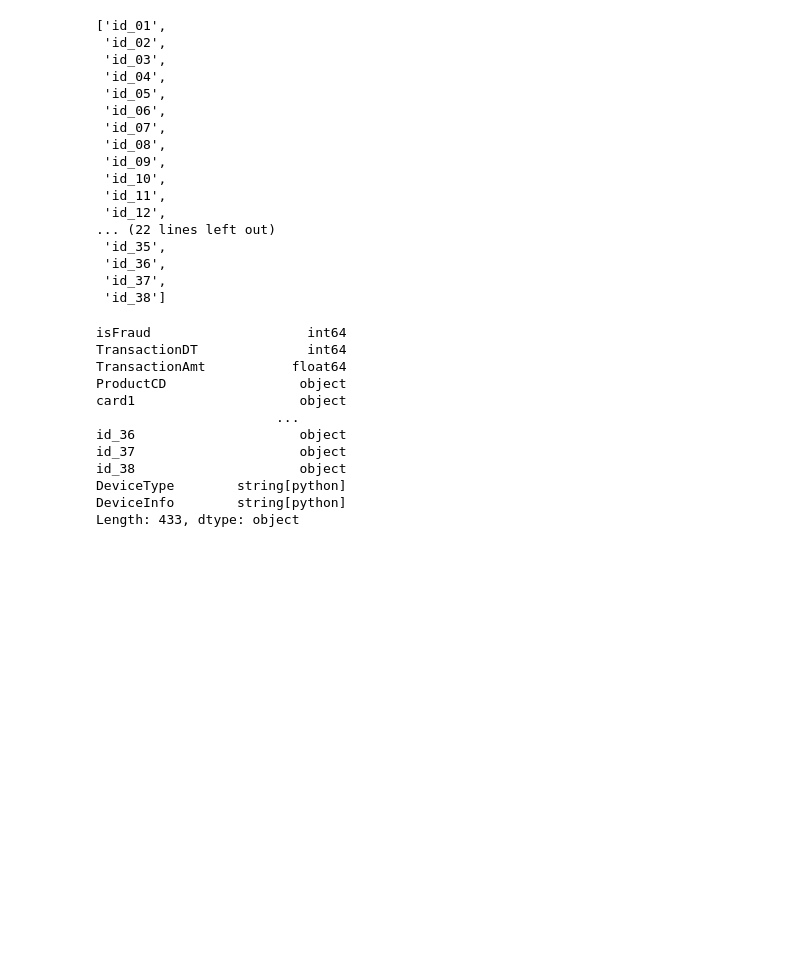
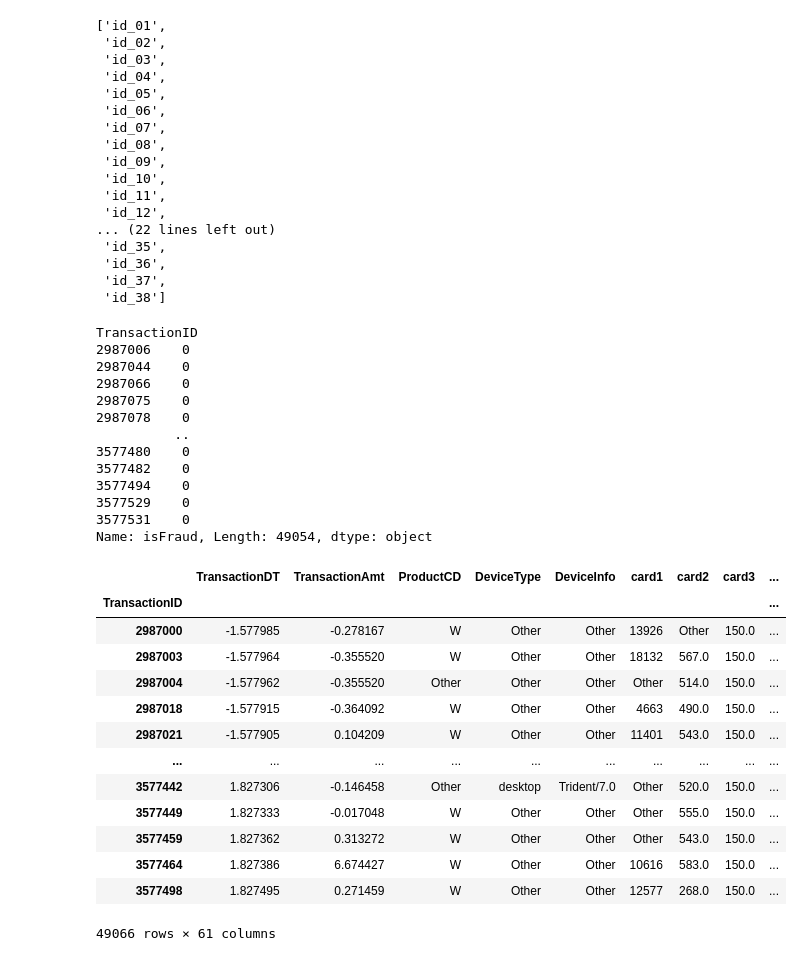
Before and after one commit to hakim-l/ieee-cis-fraud-detection, a Jupyter notebook: notebooks/eda/device_browser_type.ipynb, the cells around one changed output. Saved outputs shown, nothing was run; the diff lists cells and outputs as text; code cells hidden in the pictures; blank space fills up the shorter version.

```diff
--- a/notebooks/eda/device_browser_type.ipynb
+++ b/notebooks/eda/device_browser_type.ipynb
@@ -436,21 +468,43 @@ import re
 import pandas as pd
 
 pd.read_parquet(
-    '/home/laenra/projects/ieee-cis-fraud-detection/data/interim/train/merged/part.11.parquet',
+    '/home/laenra/projects/ieee-cis-fraud-detection/data/interim/train/merged/part.2.parquet',
     engine= 'pyarrow'
     # '/home/laenra/projects/ieee-cis-fraud-detection/data/interim/test/merged/part.9.parquet'
     # "/home/laenra/projects/ieee-cis-fraud-detection/data/interim/train/transactions/chunk_000000.parquet"
-).dtypes
+).isFraud
 # %% [output]
-isFraud                    int64
-TransactionDT              int64
-TransactionAmt           float64
-ProductCD                 object
-card1                     object
-                       ...
-id_36                     object
-id_37                     object
-id_38                     object
-DeviceType        string[python]
-DeviceInfo        string[python]
-Length: 433, dtype: object
+TransactionID
+2987006    0
+2987044    0
+2987066    0
+2987075    0
+2987078    0
+          ..
+3577480    0
+3577482    0
+3577494    0
+3577529    0
+3577531    0
+Name: isFraud, Length: 49054, dtype: object
+# %%
+import pandas as pd
+
+pd.read_parquet(
+    '/home/laenra/projects/ieee-cis-fraud-detection/data/processed/train/part.9.parquet'
+)
+# %% [output]
+|  | TransactionDT | TransactionAmt | ProductCD | DeviceType | DeviceInfo | card1 | card2 | card3 | ... |
+| TransactionID |  |  |  |  |  |  |  |  | ... |
+| 2987000 | -1.577985 | -0.278167 | W | Other | Other | 13926 | Other | 150.0 | ... |
+| 2987003 | -1.577964 | -0.355520 | W | Other | Other | 18132 | 567.0 | 150.0 | ... |
+| 2987004 | -1.577962 | -0.355520 | Other | Other | Other | Other | 514.0 | 150.0 | ... |
+| 2987018 | -1.577915 | -0.364092 | W | Other | Other | 4663 | 490.0 | 150.0 | ... |
+| 2987021 | -1.577905 | 0.104209 | W | Other | Other | 11401 | 543.0 | 150.0 | ... |
+| ... | ... | ... | ... | ... | ... | ... | ... | ... | ... |
+| 3577442 | 1.827306 | -0.146458 | Other | desktop | Trident/7.0 | Other | 520.0 | 150.0 | ... |
+| 3577449 | 1.827333 | -0.017048 | W | Other | Other | Other | 555.0 | 150.0 | ... |
+| 3577459 | 1.827362 | 0.313272 | W | Other | Other | Other | 543.0 | 150.0 | ... |
+| 3577464 | 1.827386 | 6.674427 | W | Other | Other | 10616 | 583.0 | 150.0 | ... |
+| 3577498 | 1.827495 | 0.271459 | W | Other | Other | 12577 | 268.0 | 150.0 | ... |
+49066 rows × 61 columns
```
Also changed, not shown: parts of 7 cells of this notebook.
